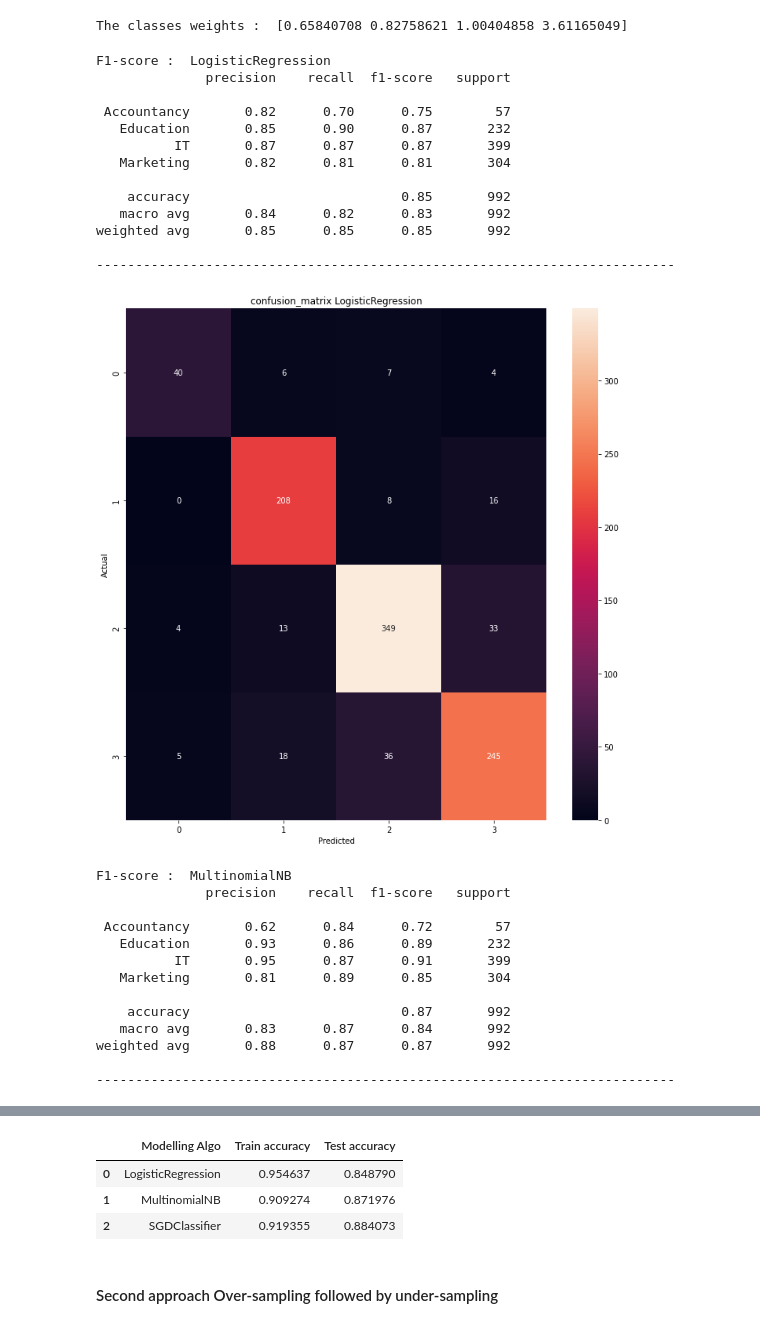
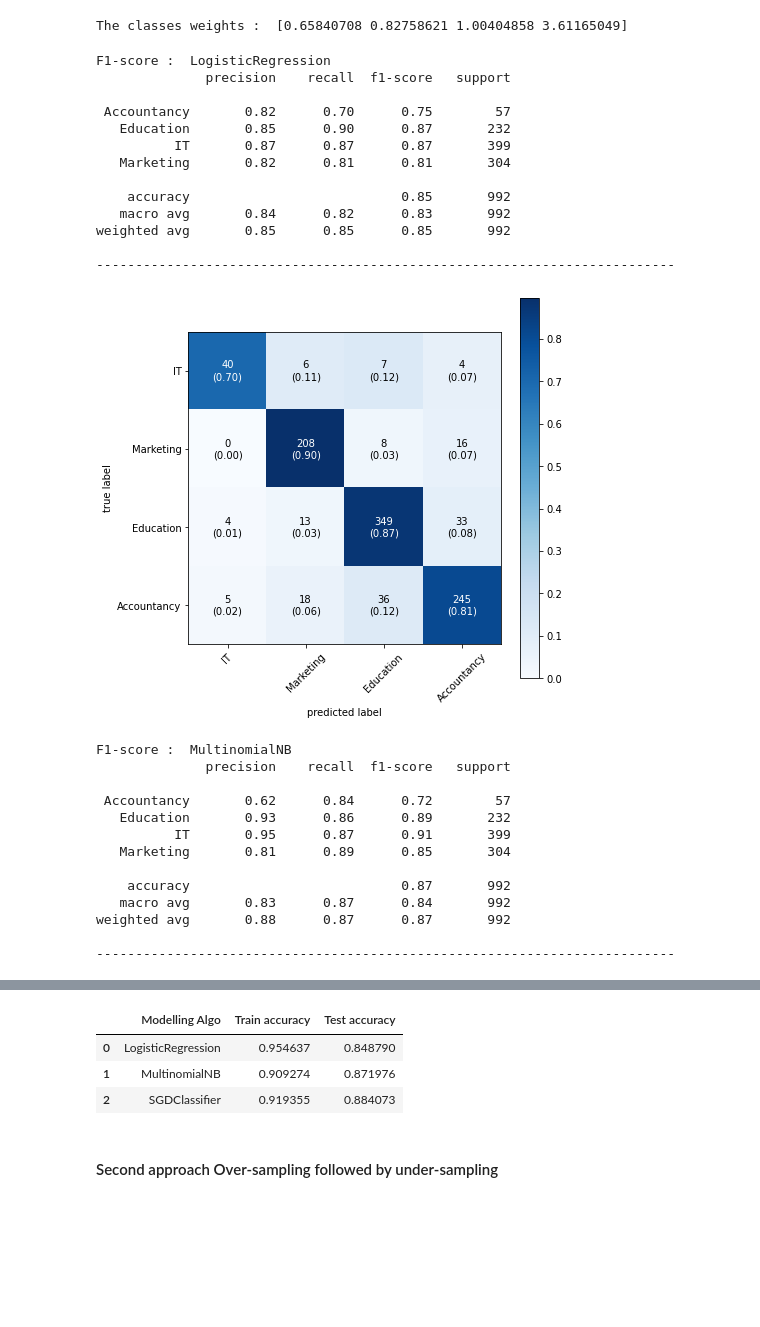
Before and after one commit to EsraaIsmail/Job-title-Classification-by-industry, a Jupyter notebook: Data_Classification.ipynb, the cells around one changed output, grey strips where cells are left out. Saved outputs shown, nothing was run; the diff lists cells and outputs as text; code cells hidden in the pictures; blank space fills up the shorter version.

```diff
--- a/Data_Classification.ipynb
+++ b/Data_Classification.ipynb
@@ -169,40 +177,38 @@ for model in range (len(models)):
                ('Model', Classifier ),])
     pipline.fit(X_train ,y_train, **{'Model__sample_weight': weights})
     y_pred=pipline.predict(X_test)
     Y = pipline.predict(X_train)
     #Evaluating using F1-score for classes
     print('F1-score : ' ,model_names[model] )
     print(metrics.classification_report(y_test, y_pred))
     print('--------------------------------------------------------------------------')
     #Evaluating using Accuracy
     train_acc.append(accuracy_score(y_train,Y))
     test_acc.append(accuracy_score(y_test, y_pred))
     #Evaluating using confusion matrix
-    conf_mat = confusion_matrix(y_test, y_pred)
-    fig, ax = plt.subplots(figsize=(12,12))
-    sb.heatmap(conf_mat, annot=True, fmt='d')
-    plt.ylabel('Actual')
-    plt.xlabel('Predicted')
-    plt.title('confusion_matrix ' + model_names[model])
+    classes  = np.array([ 'IT', 'Marketing' ,'Education', 'Accountancy'])
+    cm = confusion_matrix(y_test, y_pred)
+    figure, ax = plot_confusion_matrix(conf_mat = cm, colorbar = True,class_names=classes,show_normed = True, figsize=(7, 7)
+                                      )
     plt.show()
 d={'Modelling Algo':model_names,'Train accuracy':train_acc ,'Test accuracy': test_acc}
 rmsle_frame=pd.DataFrame(d)
 rmsle_frame
 # %% [output]
 F1-score :  LogisticRegression
               precision    recall  f1-score   support
 
  Accountancy       0.82      0.70      0.75        57
    Education       0.85      0.90      0.87       232
           IT       0.87      0.87      0.87       399
    Marketing       0.82      0.81      0.81       304
 
     accuracy                           0.85       992
    macro avg       0.84      0.82      0.83       992
 weighted avg       0.85      0.85      0.85       992
 
 --------------------------------------------------------------------------
-[figure, old version]
+[figure, new version]
 F1-score :  MultinomialNB
               precision    recall  f1-score   support
 
```
Also changed, not shown: parts of 6 cells of this notebook.
